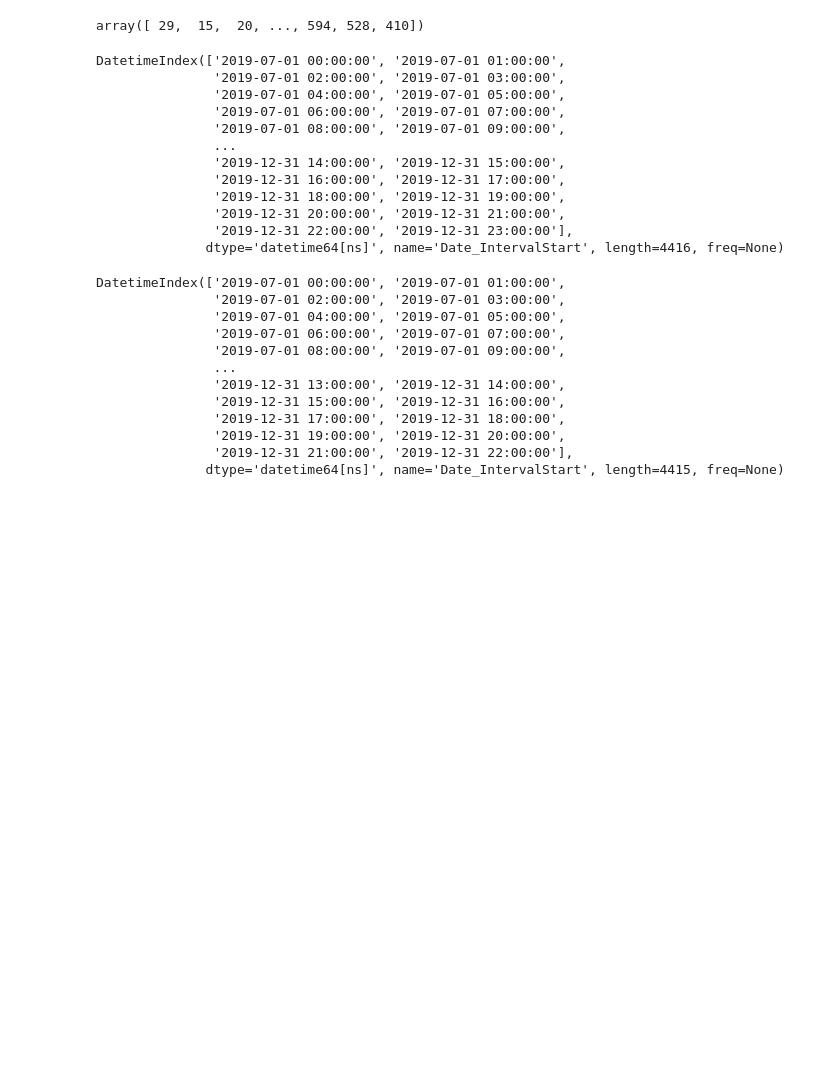
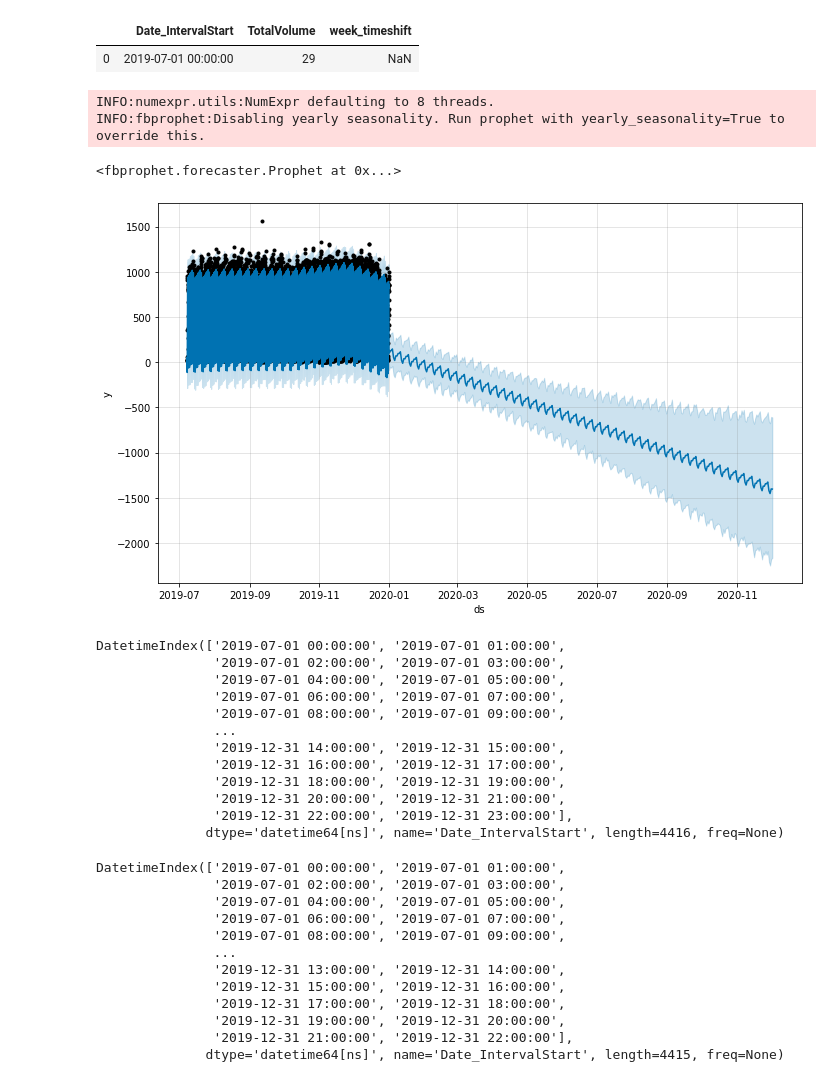
Before and after one commit to trevohearn/TrafficFlowData, a Jupyter notebook: Sydney_traffic.ipynb, the cells around one changed output. Drawn from its saved outputs; the diff is of its cells as text; code cells hidden in the pictures; blank space fills up the shorter version.

Commit message:
prophet test

```diff
--- a/Sydney_traffic.ipynb
+++ b/Sydney_traffic.ipynb
@@ -26,3 +46,8 @@ from statsmodels.tsa.ar_model import AR, ARResults
 
 
 df = pd.read_csv('test_df_w_timeshift.csv')
+# %%
+df.head(1)
+# %% [output]
+|  | Date_IntervalStart | TotalVolume | week_timeshift |
+| 0 | 2019-07-01 00:00:00 | 29 | NaN |
@@ -29,11 +58,26 @@ df = pd.read_csv('test_df_w_timeshift.csv')
+# %%
+df_p.rename(columns={'Date_IntervalStart' : 'ds', 'TotalVolume' : 'y'}, inplace=True)
+df_p.dropna(inplace=True)
+df_p.drop(columns=['week_timeshift'], inplace=True)
+# %%
+m = Prophet()
+m.fit(df_p)
+# %% [output]
+INFO:numexpr.utils:NumExpr defaulting to 8 threads.
+INFO:fbprophet:Disabling yearly seasonality. Run prophet with yearly_seasonality=True to override this.
+<fbprophet.forecaster.Prophet at 0x...>
+# %%
+future = m.make_future_dataframe(periods=(24*14))
+# %%
+forecast = m.predict(future)
+# %%
+fig1 = m.plot(forecast)
+# %% [output]
+[figure, added]
 # %%
 df['Date_IntervalStart'] = pd.to_datetime(df['Date_IntervalStart'])
 # %%
 df.set_index('Date_IntervalStart', inplace=True)
-# %%
-slicedf['TotalVolume'].values
-# %% [output]
-array([ 29,  15,  20, ..., 594, 528, 410])
 # %%
 df.index
 # %% [output]
```
Also changed, not shown: parts of 4 cells of this notebook.
